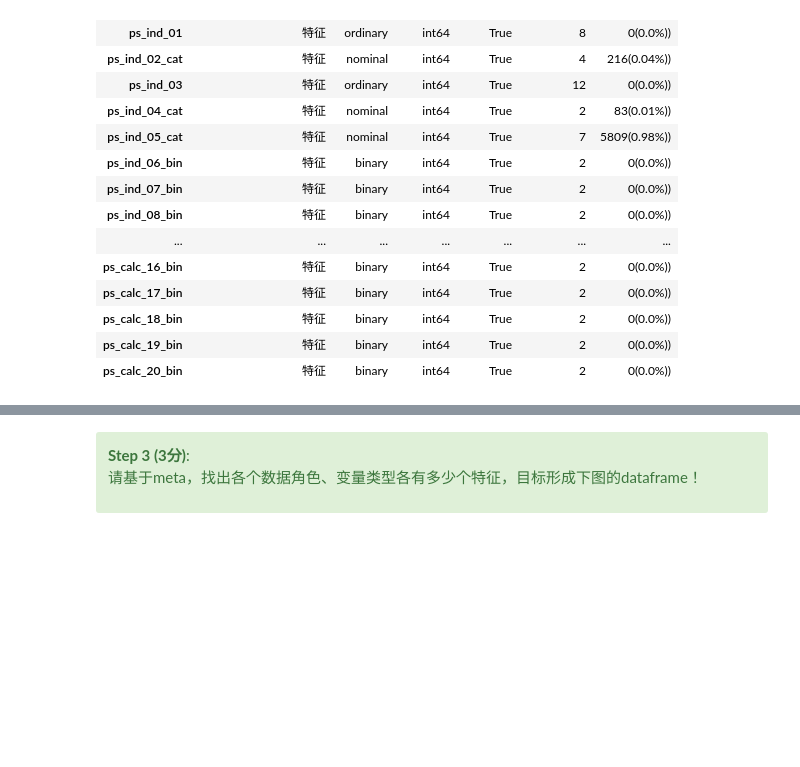
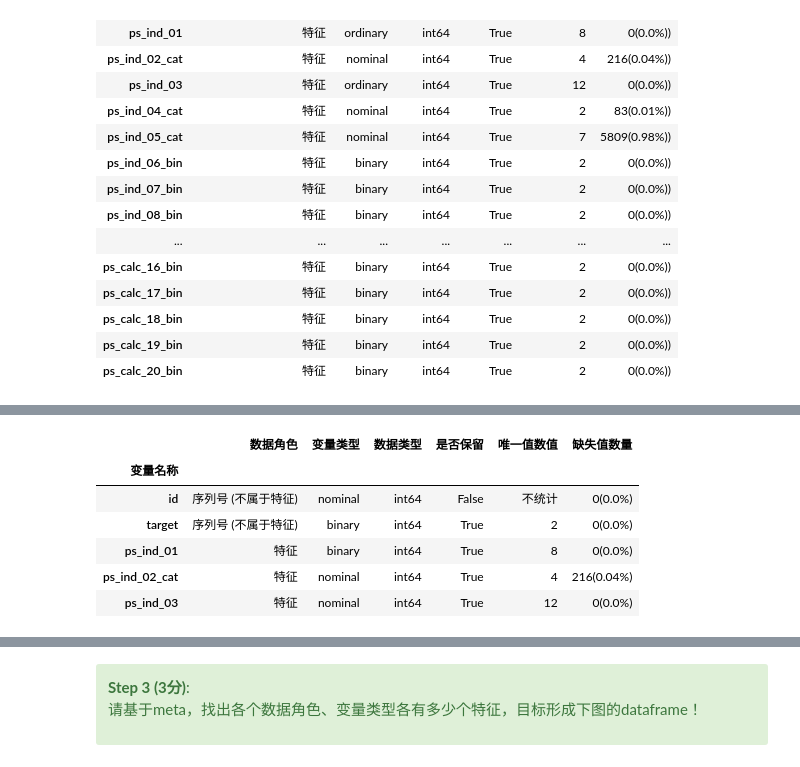
Before and after one commit to lydia0423/Kaggle, a Jupyter notebook: Kaggle 1/第二阶段_元数据/Phase2_metadata.ipynb, the cells around one changed output, grey strips where cells are left out. Cells and saved outputs as stored; diff of their text form; code cells hidden in the pictures; blank space fills up the shorter version.

```diff
--- a/Kaggle 1/第二阶段_元数据/Phase2_metadata.ipynb
+++ b/Kaggle 1/第二阶段_元数据/Phase2_metadata.ipynb
@@ -457,0 +481,57 @@ meta
+# %%
+#method 3
+data = []
+for name in train.columns:
+    if name == 'target':
+        colName = '目标标签 (是否发起索赔)'
+    elif name == 'id':
+        role = '序列号 (不属于特征)'
+    else:
+        role = '特征'
+
+    if 'bin' in name or name == 'target':
+        level = 'binary'
+    elif 'cat' in name or name == 'id':
+        level = 'nominal'
+    elif train[name].dtype == float:
+        level = 'interval'
+    elif train[name].dtype == int:
+        level = 'ordinary'
+
+    dtype = train[name].dtype
+
+    keep = True
+    if name == 'id':
+        keep = False
+
+    if name == 'id':
+        only = '不统计'
+    else:
+        only = train[name].replace({-1:np.nan}).nunique()
+
+    missCount = sum(train[name] == -1)
+    miss = f'{missCount}({round(missCount * 100 / len(train), 2)}%)'
+
+    f_dict = {
+        '变量名称': name,
+        '数据角色': role,
+        '变量类型': level,
+        '数据类型': dtype,
+        '是否保留': keep,
+        '唯一值数值': only,
+        '缺失值数量': miss
+    }
+
+    data.append(f_dict)
+
+data = pd.DataFrame(data, columns=['变量名称', '数据角色', '变量类型', '数据类型', '是否保留', '唯一值数值', '缺失值数量'])
+data.set_index('变量名称', inplace= True)
+data.head()
+# %% [output]
+|  | 数据角色 | 变量类型 | 数据类型 | 是否保留 | 唯一值数值 | 缺失值数量 |
+| 变量名称 |  |  |  |  |  |  |
+| id | 序列号 (不属于特征) | nominal | int64 | False | 不统计 | 0(0.0%) |
+| target | 序列号 (不属于特征) | binary | int64 | True | 2 | 0(0.0%) |
+| ps_ind_01 | 特征 | binary | int64 | True | 8 | 0(0.0%) |
+| ps_ind_02_cat | 特征 | nominal | int64 | True | 4 | 216(0.04%) |
+| ps_ind_03 | 特征 | nominal | int64 | True | 12 | 0(0.0%) |
```
Also changed, not shown: parts of 8 cells of this notebook.
